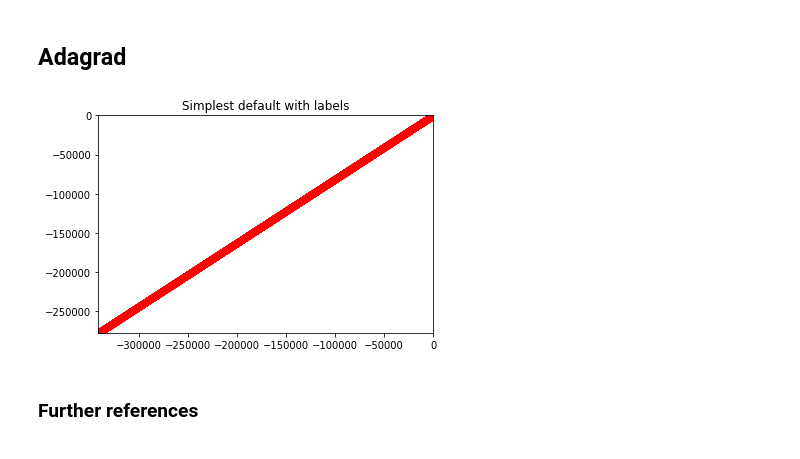
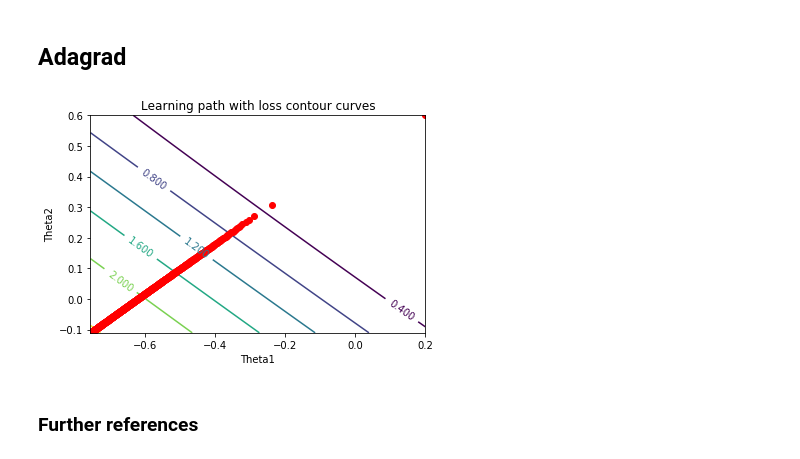
Before and after one commit to adamtiger/DeepLearningTutorial, a Jupyter notebook: DL8_Optimizers.ipynb, the cells around one changed output. Cells and saved outputs as stored; diff of their text form; code cells hidden in the pictures.

```diff
--- a/DL8_Optimizers.ipynb
+++ b/DL8_Optimizers.ipynb
@@ -107,5 +125,5 @@ plot_learning_path(view, loss, path)
 # %%
-op = optimizers.Momentum(0.99, 10)
-path, view = optimize(x, op, 1000)
+op = optimizers.Momentum(0.95, 1)
+path, view = optimize(x, op, 1500, (0.2, 0.6))
 plot_learning_path(view, loss, path)
 # %% [output]
@@ -115,5 +145,5 @@ plot_learning_path(view, loss, path)
 # %%
 op = optimizers.Adam(0.8, 0.9, 0.03)
-path, view = optimize(x, op, 1000)
+path, view = optimize(x, op, 50, (0.2, 0.6))
 plot_learning_path(view, loss, path)
 # %% [output]
@@ -123,7 +153,7 @@ plot_learning_path(view, loss, path)
 # %% [markdown]
 ## Adadelta
 # %%
-op = optimizers.Adadelta(0.95)
-path, view = optimize(x, op, 1000)
+op = optimizers.Adadelta(0.001)
+path, view = optimize(x, op, 100, (0.2, 0.6))
 plot_learning_path(view, loss, path)
 # %% [output]
@@ -135,5 +173,5 @@ plot_learning_path(view, loss, path)
 # %%
-op = optimizers.RMSProp(0.1, 0.7)
-path, view = optimize(x, op, 500)
+op = optimizers.RMSProp(0.02, 0.02)
+path, view = optimize(x, op, 100, (0.2, 0.6))
 plot_learning_path(view, loss, path)
 # %% [output]
@@ -143,11 +181,11 @@ plot_learning_path(view, loss, path)
 # %% [markdown]
 ## Adagrad
 # %%
-op = optimizers.Adagrad(0.00025)
-path, view = optimize(x, op, 5000)
+op = optimizers.Adagrad(0.002)
+path, view = optimize(x, op, 600, (0.2, 0.6))
 plot_learning_path(view, loss, path)
 # %% [output]
-[figure, old version]
+[figure, new version]
 # %% [markdown]
 ### Further references
 # %% [markdown]
```
Also changed, not shown: parts of 14 cells of this notebook.
